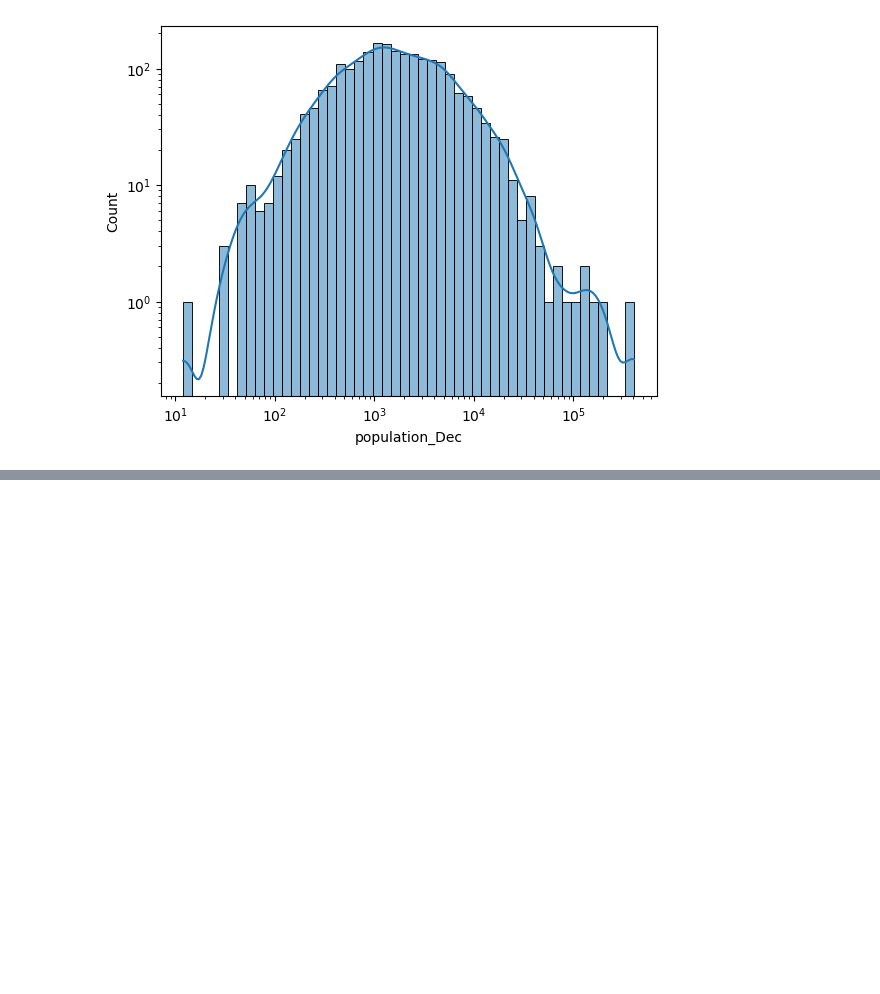
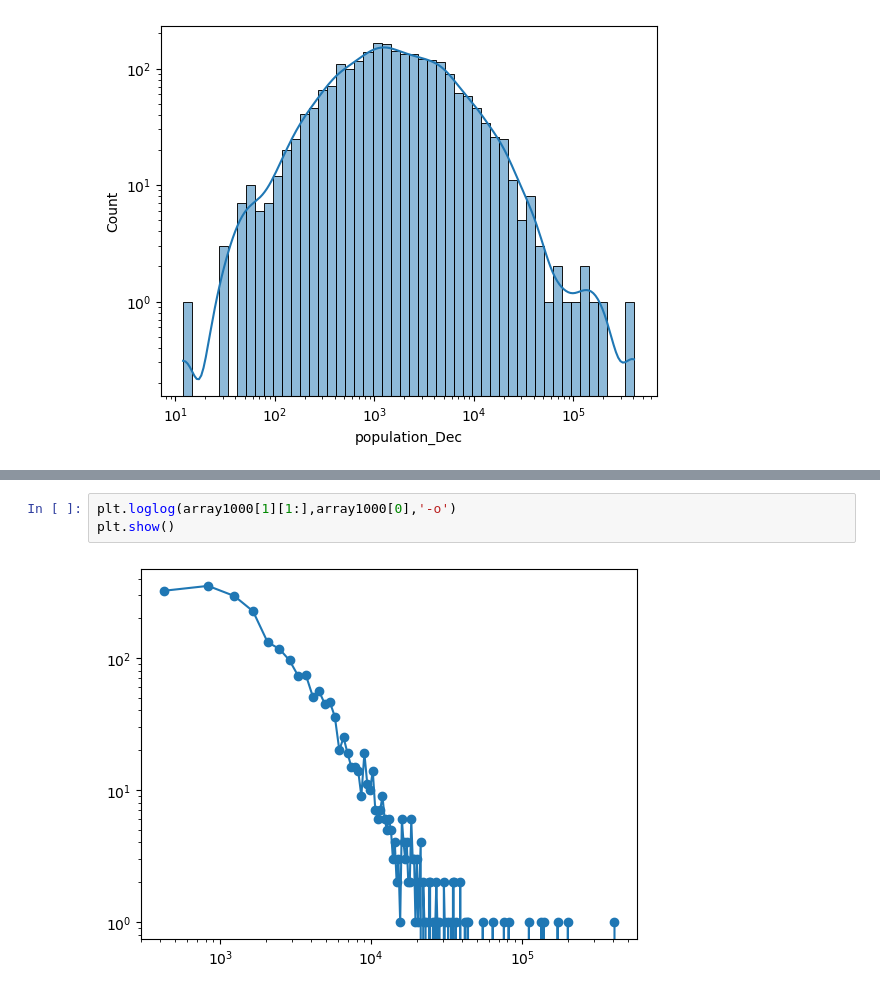
Before and after one commit to Jakhongir0103/epfl-ada, a Jupyter notebook: Exercises/02 - Data viz and data from the web/Becoming a DataVizard exercise.ipynb, the cells around one changed output, grey strips where cells are left out. Drawn from its saved outputs; the diff is of its cells as text; blank space fills up the shorter version.

```diff
--- a/Exercises/02 - Data viz and data from the web/Becoming a DataVizard exercise.ipynb
+++ b/Exercises/02 - Data viz and data from the web/Becoming a DataVizard exercise.ipynb
@@ -491,0 +508,5 @@ plt.show()
+# %%
+plt.loglog(array1000[1][1:],array1000[0],'-o')
+plt.show()
+# %% [output]
+[figure, added]
```
Also changed, not shown: parts of 10 cells of this notebook.
